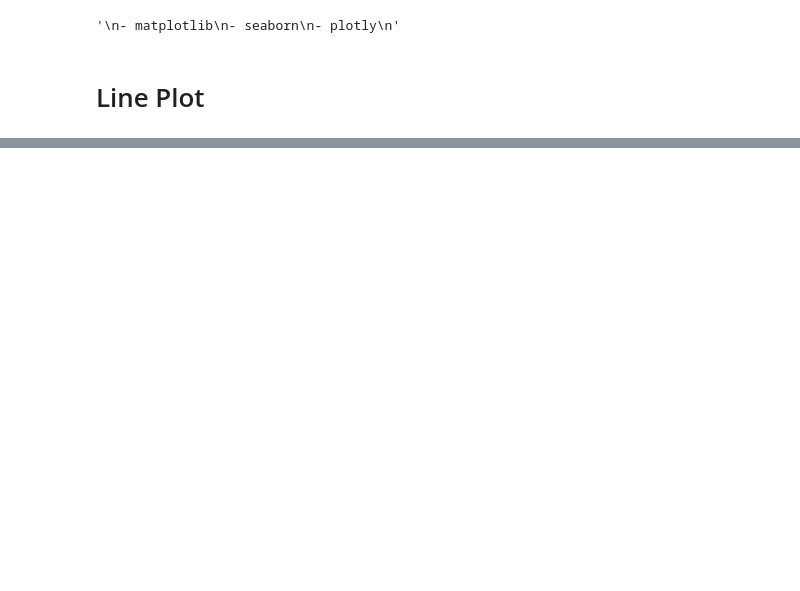
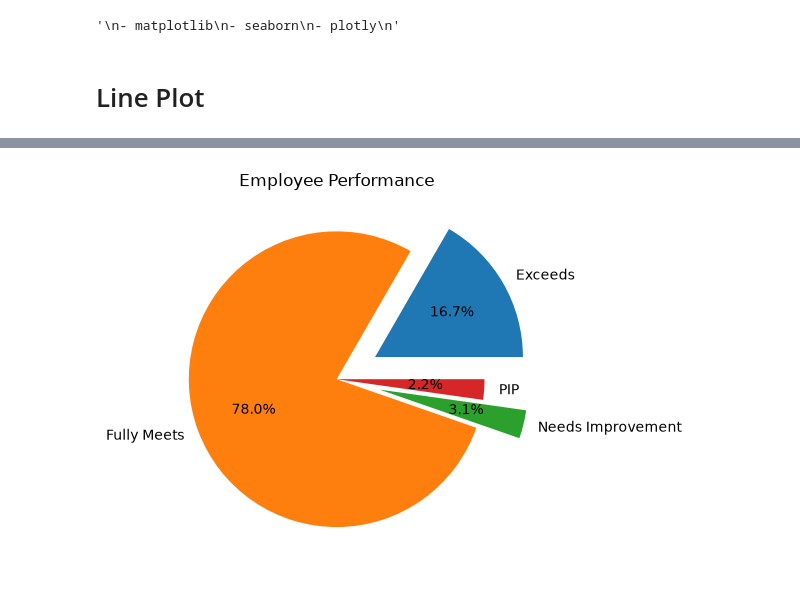
Before and after one commit to Shaswat64/Data-Sci, a Jupyter notebook: visualization.ipynb, the cells around one changed output, grey strips where cells are left out. Cells and saved outputs as stored; diff of their text form; code cells hidden in the pictures; blank space fills up the shorter version.

```diff
--- a/visualization.ipynb
+++ b/visualization.ipynb
@@ -26,0 +43,3 @@ plt.show()
+# %%
+df = pd.read_csv("HR_Dataset Refresh.csv")
+df.head()
@@ -26,0 +54,3 @@ plt.show()
+# %%
+perf_emp = df.groupby('PerformanceScore')['EmpID'].count().reset_index()
+perf_emp
@@ -26,0 +63,11 @@ plt.show()
+# %%
+plt.pie(
+perf_emp['EmpID'],
+labels = perf_emp["PerformanceScore"],
+autopct= "%1.1f%%",
+explode = (0.3,0,0.3,0)
+)
+plt.title("Employee Performance")
+plt.show()
+# %% [output]
+[figure, added]
```
Also changed, not shown: parts of 12 cells of this notebook.
